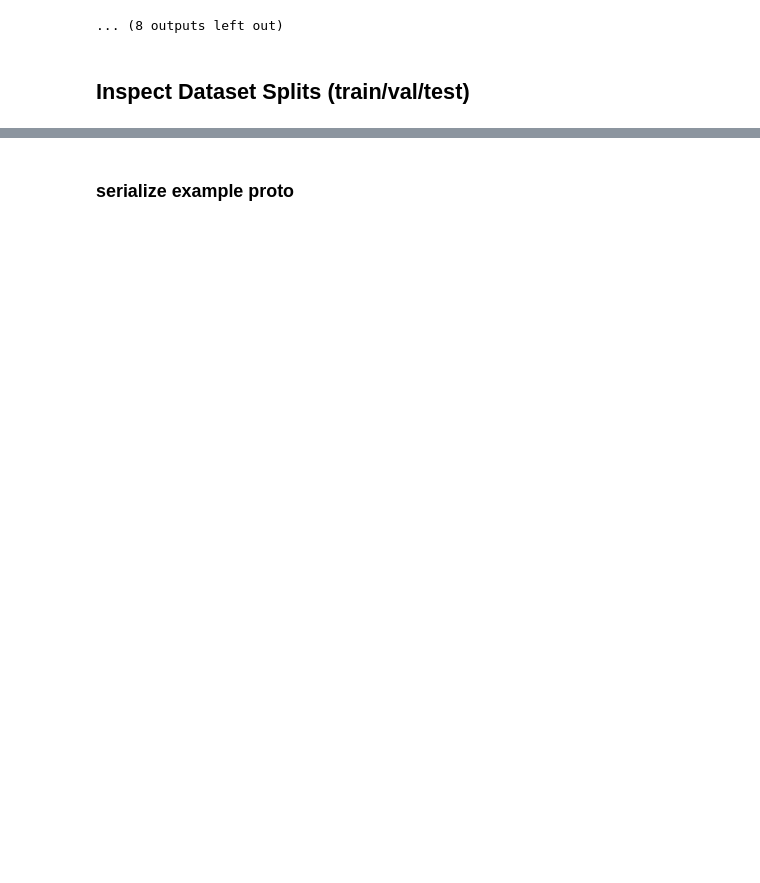
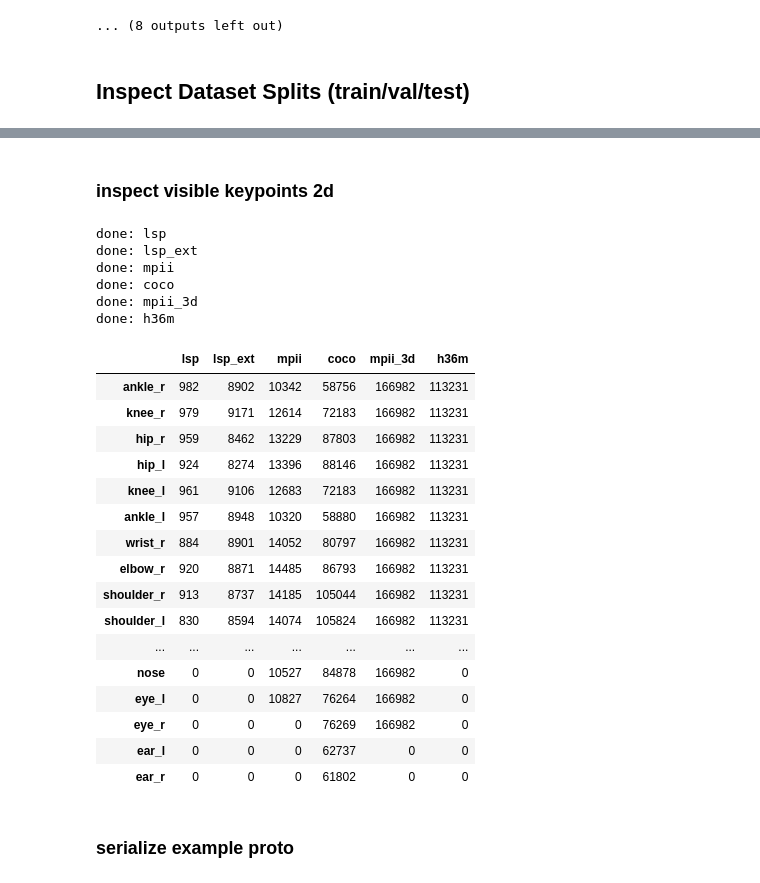
Before and after one commit to russoale/hmr2.0, a Jupyter notebook: notebooks/inspect.ipynb, the cells around one changed output, grey strips where cells are left out. Saved outputs shown, nothing was run; the diff lists cells and outputs as text; code cells hidden in the pictures; blank space fills up the shorter version.

```diff
--- a/notebooks/inspect.ipynb
+++ b/notebooks/inspect.ipynb
@@ -211,0 +262,2 @@ Total number of samples in tf records:  43284
+# %% [markdown]
+### inspect visible keypoints 2d
@@ -212,3 +297,40 @@ Total number of samples in tf records:  43284
+# %%
+columns = ['lsp', 'lsp_ext', 'mpii', 'coco', 'mpii_3d', 'h36m']
+coco_kp2d = ['ankle_r', 'knee_r', 'hip_r', 'hip_l', 'knee_l', 'ankle_l', 'wrist_r', 'elbow_r', 'shoulder_r',
+            'shoulder_l', 'elbow_l', 'wrist_l', 'neck', 'brain', 'nose', 'eye_l', 'eye_r', 'ear_l', 'ear_r']
+
+data_kp2d = count_train_kp2d_samples()
+
+df_kp2d = pd.DataFrame(data_kp2d, index=coco_kp2d, columns=columns)
+df_kp2d = df_kp2d.astype('int32')
+display(HTML(df_kp2d.to_html()))
+
+# if following error occurs just run again
+# Cannot convert non-finite values (NA or inf) to integer
+# %% [output]
+done: lsp
+done: lsp_ext
+done: mpii
+done: coco
+done: mpii_3d
+done: h36m
+|  | lsp | lsp_ext | mpii | coco | mpii_3d | h36m |
+| ankle_r | 982 | 8902 | 10342 | 58756 | 166982 | 113231 |
+| knee_r | 979 | 9171 | 12614 | 72183 | 166982 | 113231 |
+| hip_r | 959 | 8462 | 13229 | 87803 | 166982 | 113231 |
+| hip_l | 924 | 8274 | 13396 | 88146 | 166982 | 113231 |
+| knee_l | 961 | 9106 | 12683 | 72183 | 166982 | 113231 |
+| ankle_l | 957 | 8948 | 10320 | 58880 | 166982 | 113231 |
+| wrist_r | 884 | 8901 | 14052 | 80797 | 166982 | 113231 |
+| elbow_r | 920 | 8871 | 14485 | 86793 | 166982 | 113231 |
+| shoulder_r | 913 | 8737 | 14185 | 105044 | 166982 | 113231 |
+| shoulder_l | 830 | 8594 | 14074 | 105824 | 166982 | 113231 |
+| ... | ... | ... | ... | ... | ... | ... |
+| nose | 0 | 0 | 10527 | 84878 | 166982 | 0 |
+| eye_l | 0 | 0 | 10827 | 76264 | 166982 | 0 |
+| eye_r | 0 | 0 | 0 | 76269 | 166982 | 0 |
+| ear_l | 0 | 0 | 0 | 62737 | 0 | 0 |
+| ear_r | 0 | 0 | 0 | 61802 | 0 | 0 |
 # %% [markdown]
 ### serialize example proto
 # %%
```
Also changed, not shown: parts of 16 cells of this notebook, 10 other files.
